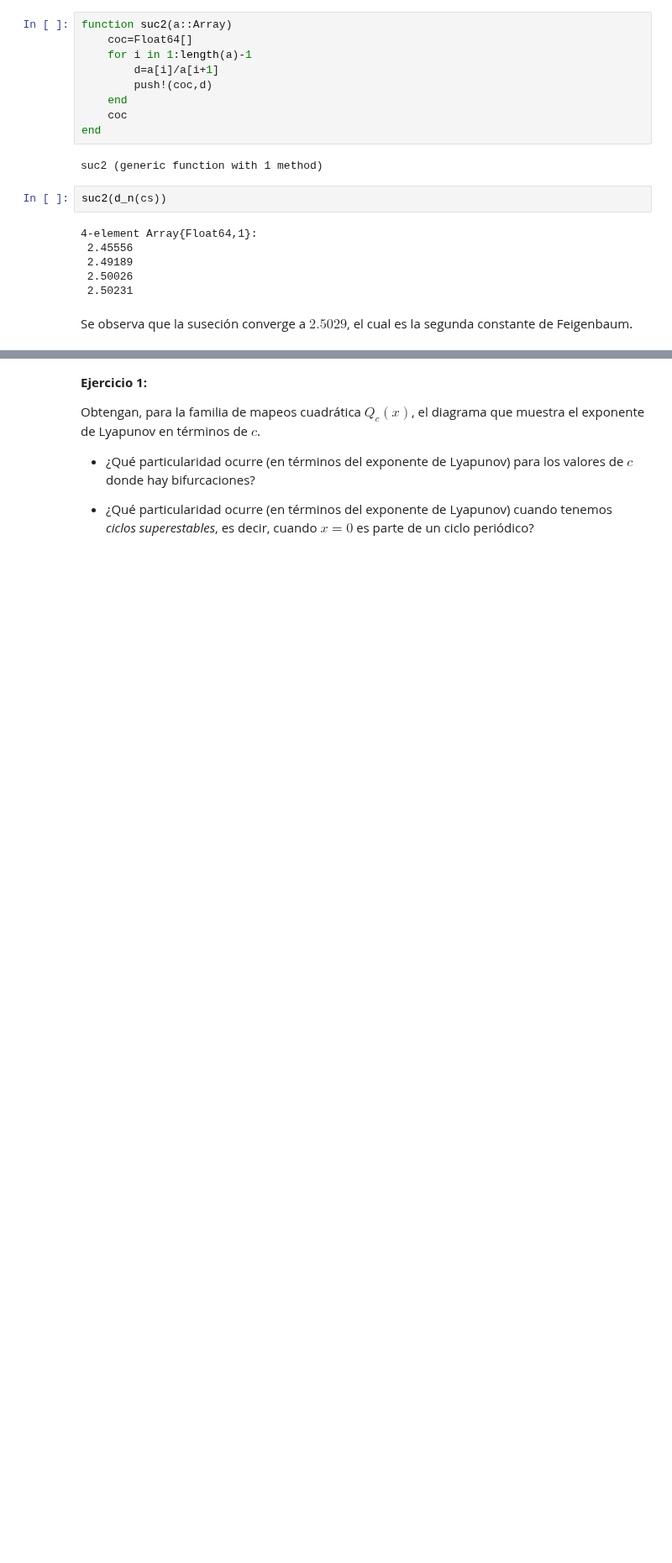
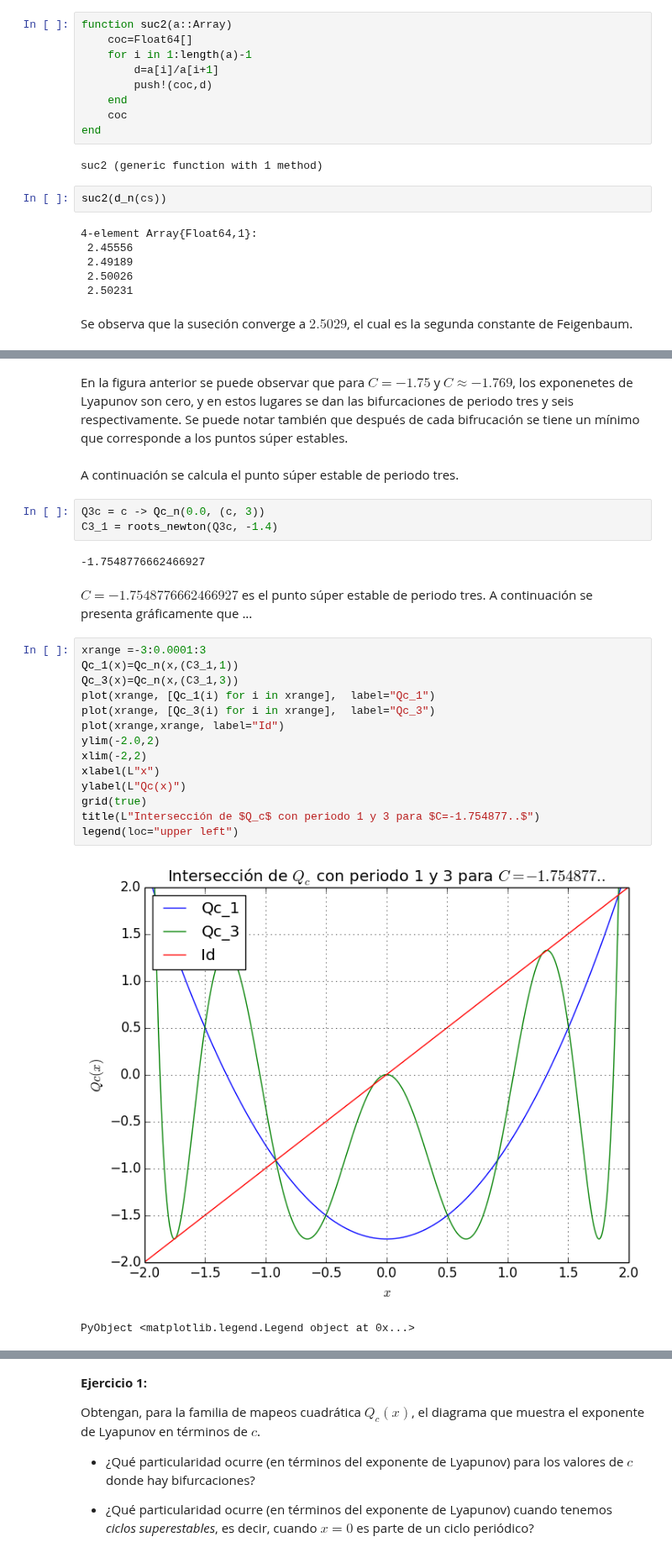
Before and after one commit to lbenet/2017-1_TSFisComp, a Jupyter notebook: tareas/pabloresendiz/Tarea5/tarea5sol.ipynb, the cells around one changed output, grey strips where cells are left out. Shown at 84% size. Saved outputs shown, nothing was run; the diff lists cells and outputs as text; blank space fills up the shorter version.

```diff
--- a/tareas/pabloresendiz/Tarea5/tarea5sol.ipynb
+++ b/tareas/pabloresendiz/Tarea5/tarea5sol.ipynb
@@ -232,0 +411,28 @@ Se observa que la suseción converge a $2.5029$, el cual es la segunda constante
+# %% [markdown]
+En la figura anterior se puede observar que para $C=-1.75$ y $C\approx-1.769$, los exponenetes de Lyapunov son cero, y en estos lugares se dan las bifurcaciones de periodo tres y seis respectivamente. Se puede notar también que después de cada bifrucación se tiene un mínimo que corresponde a los puntos súper estables.
+# %% [markdown]
+A continuación se calcula el punto súper estable de periodo tres.
+# %%
+Q3c = c -> Qc_n(0.0, (c, 3))
+C3_1 = roots_newton(Q3c, -1.4)
+# %% [output]
+-1.7548776662466927
+# %% [markdown]
+$C=-1.7548776662466927$ es el punto súper estable de periodo tres. A continuación se presenta gráficamente que ...
+# %%
+xrange =-3:0.0001:3
+Qc_1(x)=Qc_n(x,(C3_1,1))
+Qc_3(x)=Qc_n(x,(C3_1,3))
+plot(xrange, [Qc_1(i) for i in xrange],  label="Qc_1")
+plot(xrange, [Qc_3(i) for i in xrange],  label="Qc_3")
+plot(xrange,xrange, label="Id")
+ylim(-2.0,2)
+xlim(-2,2)
+xlabel(L"x")
+ylabel(L"Qc(x)")
+grid(true)
+title(L"Intersección de $Q_c$ con periodo 1 y 3 para $C=-1.754877..$")
+legend(loc="upper left")
+# %% [output]
+[figure, added]
+PyObject <matplotlib.legend.Legend object at 0x...>
```
Also changed, not shown: parts of 34 cells of this notebook.
